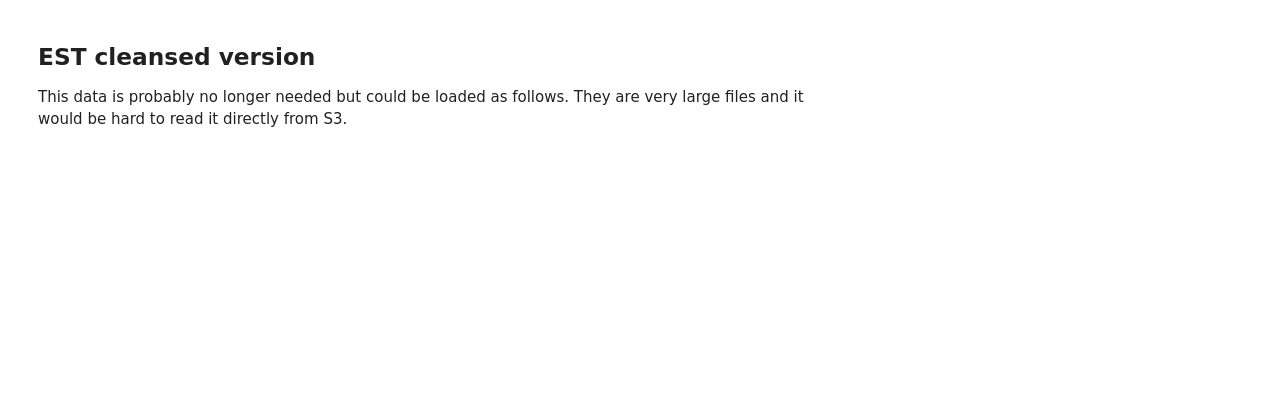
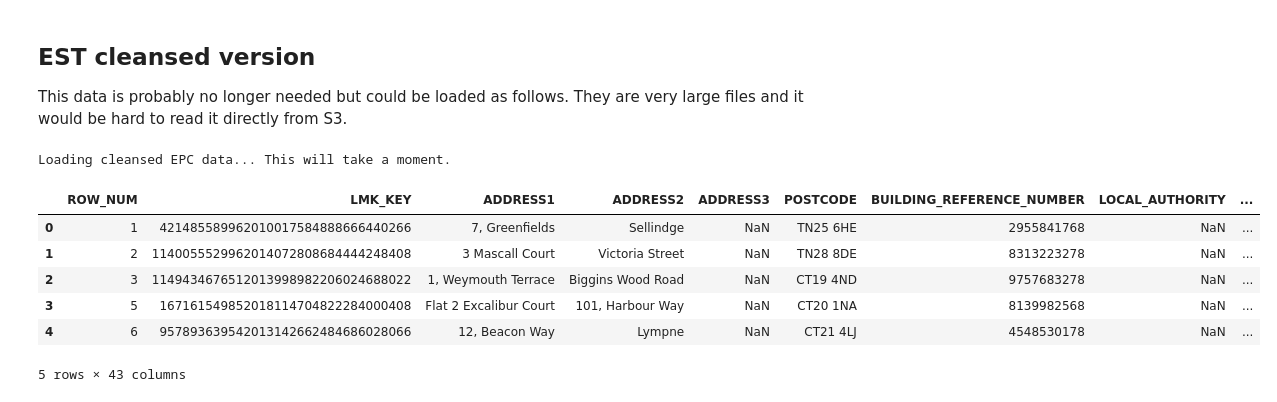
Before and after one commit to nestauk/asf_core_data, a Jupyter notebook: asf_core_data/analysis/data_loading.ipynb, the cells around one changed output. Drawn from its saved outputs; the diff is of its cells as text; code cells hidden in the pictures; blank space fills up the shorter version.

Commit message:
Analysis and loading notebooks

```diff
--- a/asf_core_data/analysis/data_loading.ipynb
+++ b/asf_core_data/analysis/data_loading.ipynb
@@ -142,0 +181,4 @@ scotland_epc.shape
+# %%
+wales_recs = epc_data.load_raw_epc_data(data_path=LOCAL_DATA_DIR, subset='Wales', load_recs=True)
+print(wales_recs.shape)
+wales_recs.columns
@@ -191,17 +241,11 @@ It is recommended to download the data and read the data from a local directory
 ## Load preprocessed EPC data
 
 ### Loading from local dir
-# %%
-prep_epc = epc_data.load_preprocessed_epc_data(
-    data_path=LOCAL_DATA_DIR,
-    version="raw",
-    usecols=[
-        "UPRN",
-        "CURRENT_ENERGY_RATING",
-        "INSPECTION_DATE",
-        "PROPERTY_TYPE",
-        "CONSTRUCTION_AGE_BAND",
-    ],
-)
-
-prep_epc.shape
+# %%
+prep_epc = epc_data.load_preprocessed_epc_data(
+    data_path=LOCAL_DATA_DIR,
+    usecols=['CURRENT_ENERGY_RATING', 'PROPERTY_TYPE', 'BUILT_FORM', 'CONSTRUCTION_AGE_BAND', 'COUNTRY'],
+    version="raw", subset='Wales'
+)
+
+prep_epc.shape
@@ -220,7 +275,7 @@ prep_epc_dedupl.shape
 prep_epc = epc_data.load_preprocessed_epc_data(data_path="S3", version='preprocessed_dedupl',
                                           usecols=['UPRN', 'CURRENT_ENERGY_RATING', 'INSPECTION_DATE',
                                                    'PROPERTY_TYPE', 'CONSTRUCTION_AGE_BAND'],
-                                          batch='2021_Q4_0721',
-                                          n_samples=5000)
+                                          batch='newest',
+                                          n_samples=50000)
 
 prep_epc.shape
@@ -278,5 +404,14 @@ They are very large files and it would be hard to read it directly from S3.
 # %%
 data_getters.download_core_data('EST_cleansed_dedupl', LOCAL_DATA_DIR)
 # %%
-est_cleansed = epc_data.load_cleansed_epc(data_path=LOCAL_DATA_DIR, n_samples=5)
+est_cleansed = epc_data.load_cleansed_epc(data_path=LOCAL_DATA_DIR, n_samples=500)
 est_cleansed.head()
+# %% [output]
+Loading cleansed EPC data... This will take a moment.
+|  | ROW_NUM | LMK_KEY | ADDRESS1 | ADDRESS2 | ADDRESS3 | POSTCODE | BUILDING_REFERENCE_NUMBER | LOCAL_AUTHORITY | ... |
+| 0 | 1 | 421485589962010017584888666440266 | 7, Greenfields | Sellindge | NaN | TN25 6HE | 2955841768 | NaN | ... |
+| 1 | 2 | 1140055529962014072808684444248408 | 3 Mascall Court | Victoria Street | NaN | TN28 8DE | 8313223278 | NaN | ... |
+| 2 | 3 | 1149434676512013998982206024688022 | 1, Weymouth Terrace | Biggins Wood Road | NaN | CT19 4ND | 9757683278 | NaN | ... |
+| 3 | 5 | 167161549852018114704822284000408 | Flat 2 Excalibur Court | 101, Harbour Way | NaN | CT20 1NA | 8139982568 | NaN | ... |
+| 4 | 6 | 957893639542013142662484686028066 | 12, Beacon Way | Lympne | NaN | CT21 4LJ | 4548530178 | NaN | ... |
+5 rows × 43 columns
```
Also changed, not shown: parts of 34 cells of this notebook, 1 other file.
